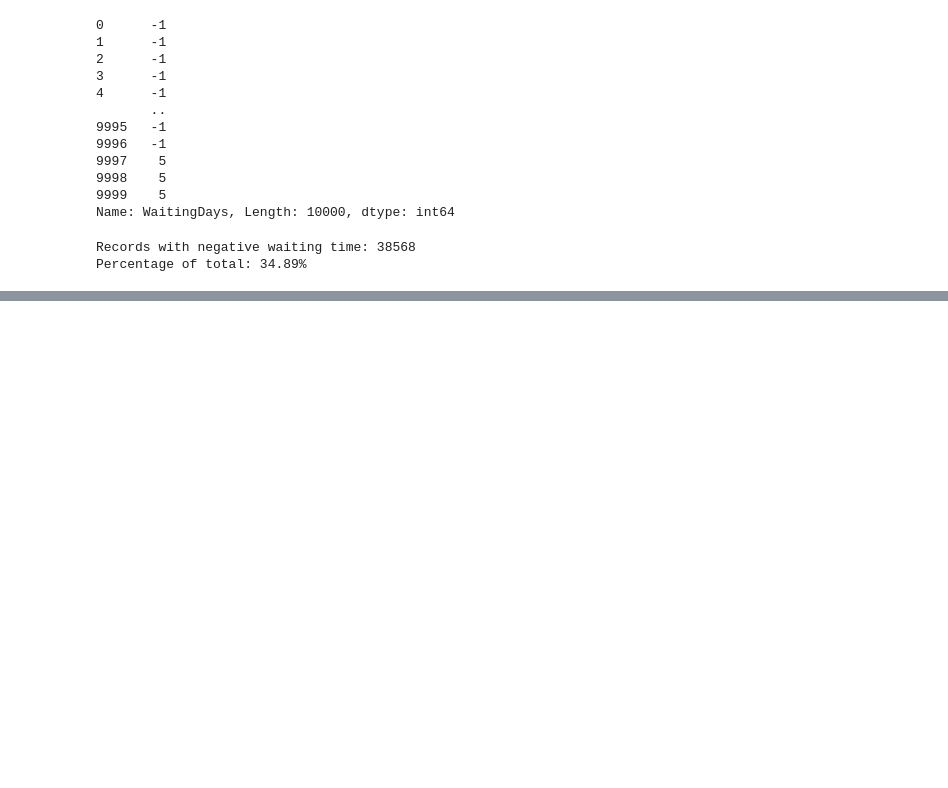
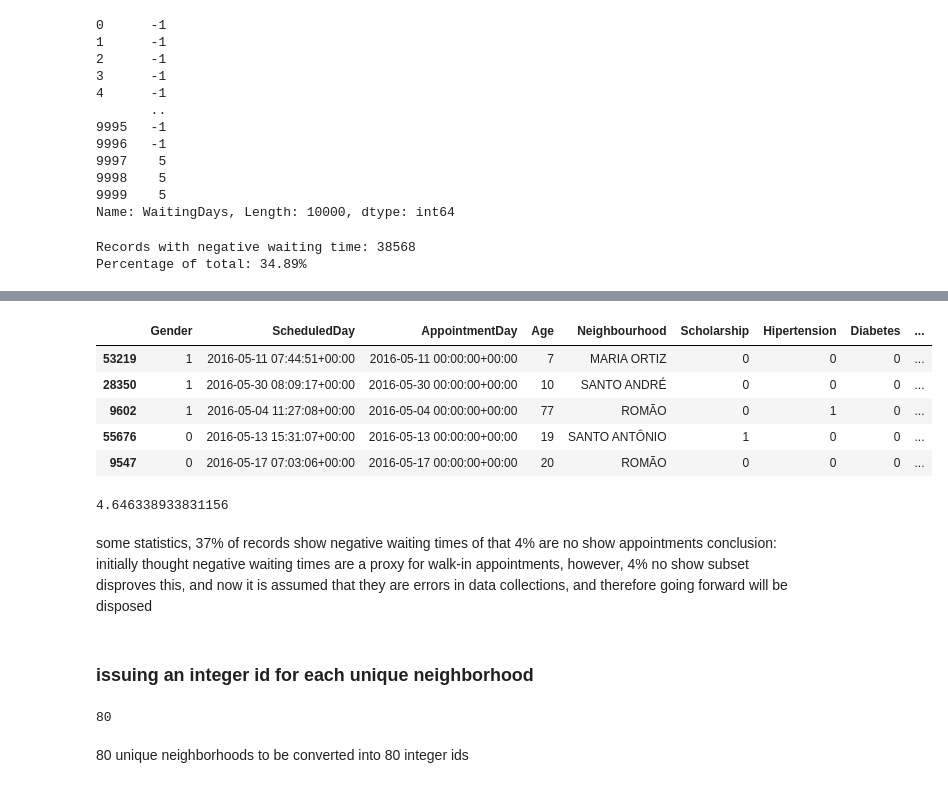
Before and after one commit to soipanhamisi/KNN_Classification_Regression_Analysis, a Jupyter notebook: notebooks/assignment_2.ipynb, the cells around one changed output, grey strips where cells are left out. Cells and saved outputs as stored; diff of their text form; code cells hidden in the pictures; blank space fills up the shorter version.

```diff
--- a/notebooks/assignment_2.ipynb
+++ b/notebooks/assignment_2.ipynb
@@ -216,0 +218,20 @@ noshow_dataset_df1[noshow_dataset_df1['WaitingDays'] == -1].sample(n=10, replace
+# %%
+noshow_dataset_df1[(noshow_dataset_df1['WaitingDays'] == -1) & (noshow_dataset_df1['No-show'] == 1)].sample(n=5)
+# %% [output]
+|  | Gender | ScheduledDay | AppointmentDay | Age | Neighbourhood | Scholarship | Hipertension | Diabetes | ... |
+| 53219 | 1 | 2016-05-11 07:44:51+00:00 | 2016-05-11 00:00:00+00:00 | 7 | MARIA ORTIZ | 0 | 0 | 0 | ... |
+| 28350 | 1 | 2016-05-30 08:09:17+00:00 | 2016-05-30 00:00:00+00:00 | 10 | SANTO ANDRÉ | 0 | 0 | 0 | ... |
+| 9602 | 1 | 2016-05-04 11:27:08+00:00 | 2016-05-04 00:00:00+00:00 | 77 | ROMÃO | 0 | 1 | 0 | ... |
+| 55676 | 0 | 2016-05-13 15:31:07+00:00 | 2016-05-13 00:00:00+00:00 | 19 | SANTO ANTÔNIO | 1 | 0 | 0 | ... |
+| 9547 | 0 | 2016-05-17 07:03:06+00:00 | 2016-05-17 00:00:00+00:00 | 20 | ROMÃO | 0 | 0 | 0 | ... |
+# %%
+print(len(noshow_dataset_df[(noshow_dataset_df1['WaitingDays'] == -1) & (noshow_dataset_df1['No-show'] == 1)])/ len(negative_wait) * 100)
+# %% [output]
+4.646338933831156
+# %% [markdown]
+some statistics,
+    37% of records show negative waiting times
+    of that 4% are no show appointments
+conclusion:
+    initially thought negative waiting times are a proxy for walk-in appointments, however, 4% no show subset disproves this, and
+    now it is assumed that they are errors in data collections, and therefore going forward will be disposed
@@ -216,0 +240,8 @@ noshow_dataset_df1[noshow_dataset_df1['WaitingDays'] == -1].sample(n=10, replace
+# %% [markdown]
+### issuing an integer id for each unique neighborhood
+# %%
+print(noshow_dataset_df1['Neighbourhood'].nunique())
+# %% [output]
+80
+# %% [markdown]
+80 unique neighborhoods to be converted into 80 integer ids
```
Also changed, not shown: parts of 24 cells of this notebook.
